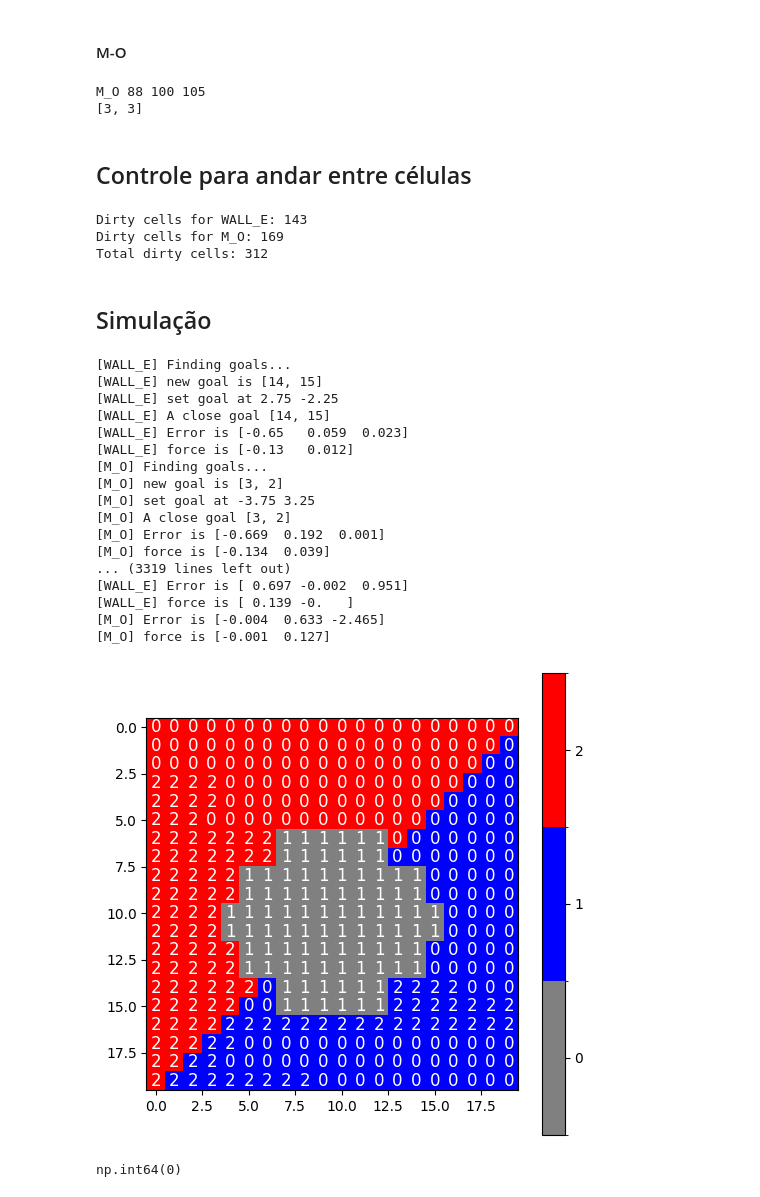
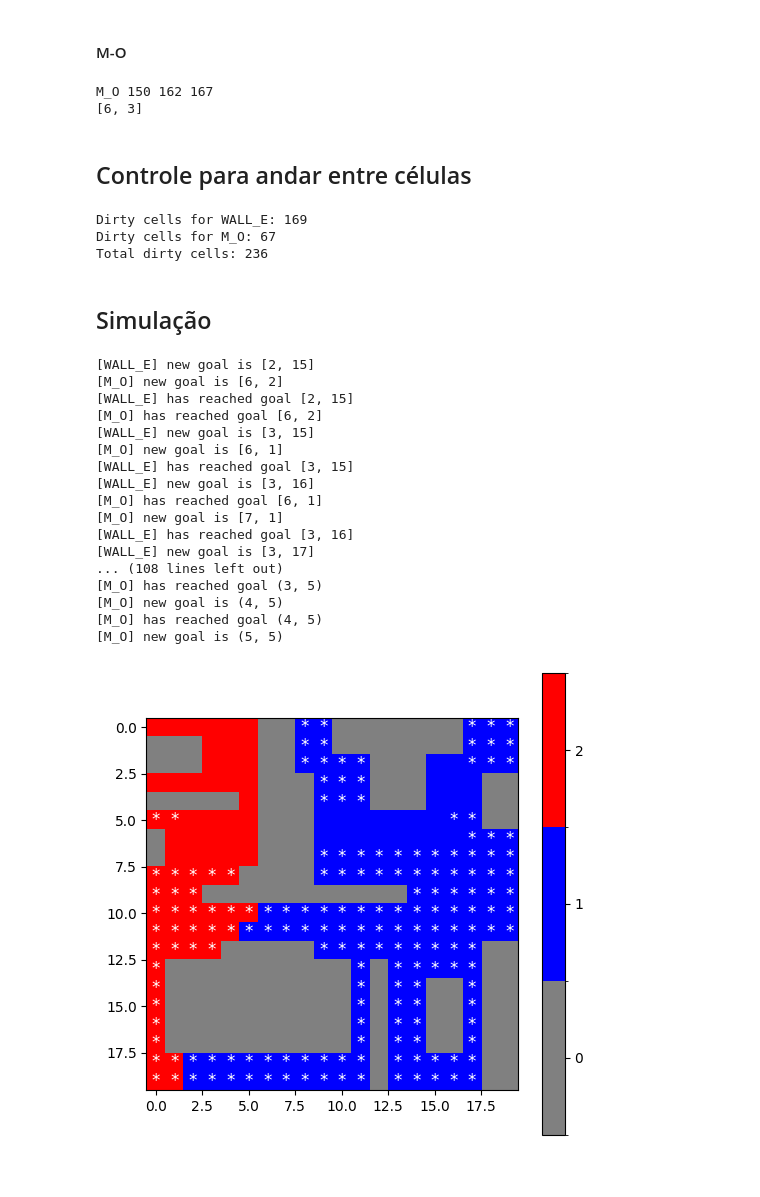
Before and after one commit to danielecassia/rm_pf_WALL-E, a Jupyter notebook: api/walle.ipynb, the cells around one changed output. Saved outputs shown, nothing was run; the diff lists cells and outputs as text; code cells hidden in the pictures.

Commit message:
New plot with *

```diff
--- a/api/walle.ipynb
+++ b/api/walle.ipynb
@@ -202,11 +202,12 @@ def plot_color_graph(CG):
     M = len(CG[0])
 
     # Extract the 'State' and 'Color' values from CG
-    states = np.zeros((N, M), dtype=int)
+    states = [[' ' for _ in range(M)] for _ in range(N)]
     colors = np.zeros((N, M), dtype=int)
     for i in range(N):
         for j in range(M):
-            states[i, j] = CG[i, j]['State']
+            if CG[i, j]['State'] == State.DIRTY.value:
+                states[i][j] = '*'
             colors[i, j] = CG[i, j]['Color']
 
     # Create a colormap with specified colors
@@ -221,7 +222,7 @@ def plot_color_graph(CG):
     # Add text annotations for the 'State' values
     for i in range(N):
         for j in range(M):
-            plt.text(j, i, str(states[i, j]), ha='center', va='center', color='white', fontsize=12)
+            plt.text(j, i, str(states[i][j]), ha='center', va='center', color='white', fontsize=12)
 
     plt.colorbar(ticks=[0, 1, 2])
     plt.show()
@@ -338,6 +339,10 @@ class Robot():
 
     # Control
     def differentialModel(self, v, w):
+        # Limit angular velocity
+        MAX_ANGULAR_VELOCITY = 1
+        w = max(w,min(w,MAX_ANGULAR_VELOCITY),-MAX_ANGULAR_VELOCITY)
+
         wr = ((2.0*v) + (w*self.L))/(2.0*self.r)
         wl = ((2.0*v) - (w*self.L))/(2.0*self.r)
         return [wl, wr]
@@ -424,7 +429,6 @@ class Robot():
             # Debug Visual
             q_goal = self.get_goal_position()
             sim.setObjectPosition(self.goal_object, [(q_goal[0]), (q_goal[1]), .2])
-            print(f"[{self.name}] set goal at {q_goal[0]} {q_goal[1]}")
 
             return self.current_goal
         return None
@@ -449,7 +453,6 @@ class Robot():
         q = self.get_current_position()
         q_goal = self.get_goal_position()
         error = q_goal - q
-        print(f"[{self.name}] Error is {error}")
         return np.linalg.norm(error[:2]) < self.ERROR_MARGIN
 
     def has_goal(self):
@@ -463,14 +466,12 @@ class Robot():
         self.mark_as_clean()
 
         if self.get_current_goal() == None:
-            print(f"[{self.name}] has no goals.")
             return True
 
         if self.has_reached_goal():
             print(f"[{self.name}] has reached goal {self.current_goal}")
             # if no new goal,
             if not self.next_goals:
-                print(f"[{self.name}] has no new goals.")
                 self.current_goal = None
                 self.set_target_velocity(0, 0)
                 return False
@@ -478,12 +479,10 @@ class Robot():
             self.current_goal = None
             self.get_current_goal()
 
-        # TODO: Potential fields to reach current_goal
         q = self.get_current_position()
         q_goal = self.get_goal_position()
         katt = 0.2
         force = katt * (q_goal[:2] - q[:2])
-        print(f"[{self.name}] force is {force}")
 
         theta = sim.getObjectOrientation(self.object)[2]
 
@@ -522,8 +521,8 @@ mo = Robot("M_O")
 print(mo.name, mo.object, mo.left_motor, mo.right_motor)
 print(mo.get_current_location())
 # %% [output]
-M_O 88 100 105
-[3, 3]
+M_O 150 162 167
+[6, 3]
 # %% [markdown]
 ## Controle para andar entre células
 # %%
@@ -569,16 +568,16 @@ print(f"Dirty cells for WALL_E: {walle.dirty_and_designated_cells}")
 print(f"Dirty cells for M_O: {mo.dirty_and_designated_cells}")
 print(f"Total dirty cells: {walle.dirty_and_designated_cells+mo.dirty_and_designated_cells}")
 # %% [output]
-Dirty cells for WALL_E: 143
-Dirty cells for M_O: 169
-Total dirty cells: 312
+Dirty cells for WALL_E: 169
+Dirty cells for M_O: 67
+Total dirty cells: 236
 # %% [markdown]
 ## Simulação
 # %%
 sim.stopSimulation()
 sim.startSimulation()
 
-MAX_SIMULATION_TIME = 600
+MAX_SIMULATION_TIME = 300
 
 while (t := sim.getSimulationTime()) < MAX_SIMULATION_TIME \
         and (walle.dirty_and_designated_cells + mo.dirty_and_designated_cells) > 0:
@@ -591,63 +590,52 @@ while (t := sim.getSimulationTime()) < MAX_SIMULATION_TIME \
         # Reach goals
         if robot.has_goal():
             robot.move_to_goal()
             continue
 
         # Find new goals
-        print(f"[{robot.name}] Finding goals...")
         [ri, rj] = robot.get_current_location()
         for (dj, di) in moves:
             ni,nj = ri+di,rj+dj
             if robot.is_dirty_and_designated_cell(ni, nj):
                 robot.add_new_goals([[ni,nj]])
                 break
 
         # Can go on with goal
         if robot.has_goal():
-            print(f"[{robot.name}] A close goal {robot.get_current_goal()}")
             robot.move_to_goal()
             continue
 
-        print(f"[{robot.name}] No close goal at {robot.get_current_location()}")
-
         # BFS to find nearest cell to clean
         path = robot.find_nearest_dirty_and_designated()
-        if path == None:
-            print("No path to be found :(")
-            continue
-        print(f"[{robot.name}] A further goal through {path}")
+        if path == None: continue
         robot.add_new_goals(path)
         robot.move_to_goal()
 
     # All Clean
     sim.step()
 
 sim.stopSimulation()
 
 plot_color_graph(CG)
 # %% [output]
-[WALL_E] Finding goals...
-[WALL_E] new goal is [14, 15]
-[WALL_E] set goal at 2.75 -2.25
-[WALL_E] A close goal [14, 15]
-[WALL_E] Error is [-0.65   0.059  0.023]
-[WALL_E] force is [-0.13   0.012]
-[M_O] Finding goals...
-[M_O] new goal is [3, 2]
-[M_O] set goal at -3.75 3.25
-[M_O] A close goal [3, 2]
-[M_O] Error is [-0.669  0.192  0.001]
-[M_O] force is [-0.134  0.039]
-... (3319 lines left out)
-[WALL_E] Error is [ 0.697 -0.002  0.951]
-[WALL_E] force is [ 0.139 -0.   ]
-[M_O] Error is [-0.004  0.633 -2.465]
-[M_O] force is [-0.001  0.127]
+[WALL_E] new goal is [2, 15]
+[M_O] new goal is [6, 2]
+[WALL_E] has reached goal [2, 15]
+[M_O] has reached goal [6, 2]
+[WALL_E] new goal is [3, 15]
+[M_O] new goal is [6, 1]
+[WALL_E] has reached goal [3, 15]
+[WALL_E] new goal is [3, 16]
+[M_O] has reached goal [6, 1]
+[M_O] new goal is [7, 1]
+[WALL_E] has reached goal [3, 16]
+[WALL_E] new goal is [3, 17]
+... (108 lines left out)
+[M_O] has reached goal (3, 5)
+[M_O] new goal is (4, 5)
+[M_O] has reached goal (4, 5)
+[M_O] new goal is (5, 5)
-[figure, old version]
+[figure, new version]
-# %%
-CG[1][16]['State']
-# %% [output]
-np.int64(0)
 # %%
 plot_color_graph(CG)
 # %% [output]
```
Also changed, not shown: parts of 4 cells of this notebook.
